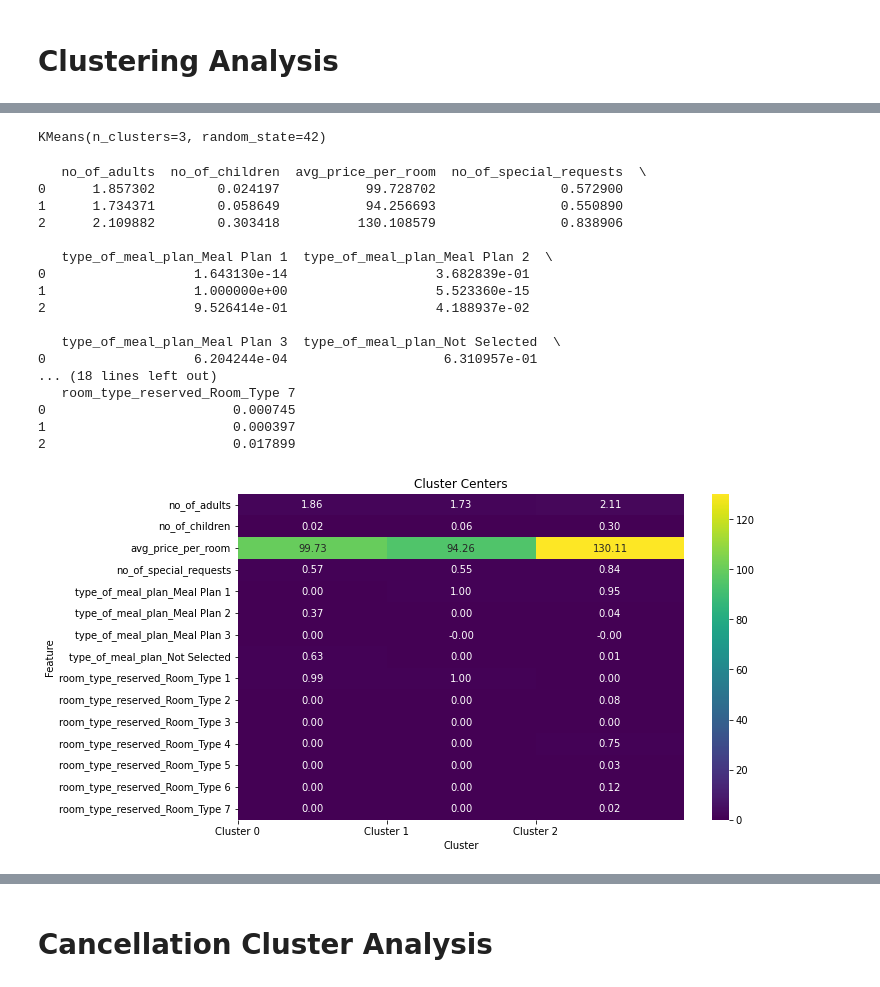
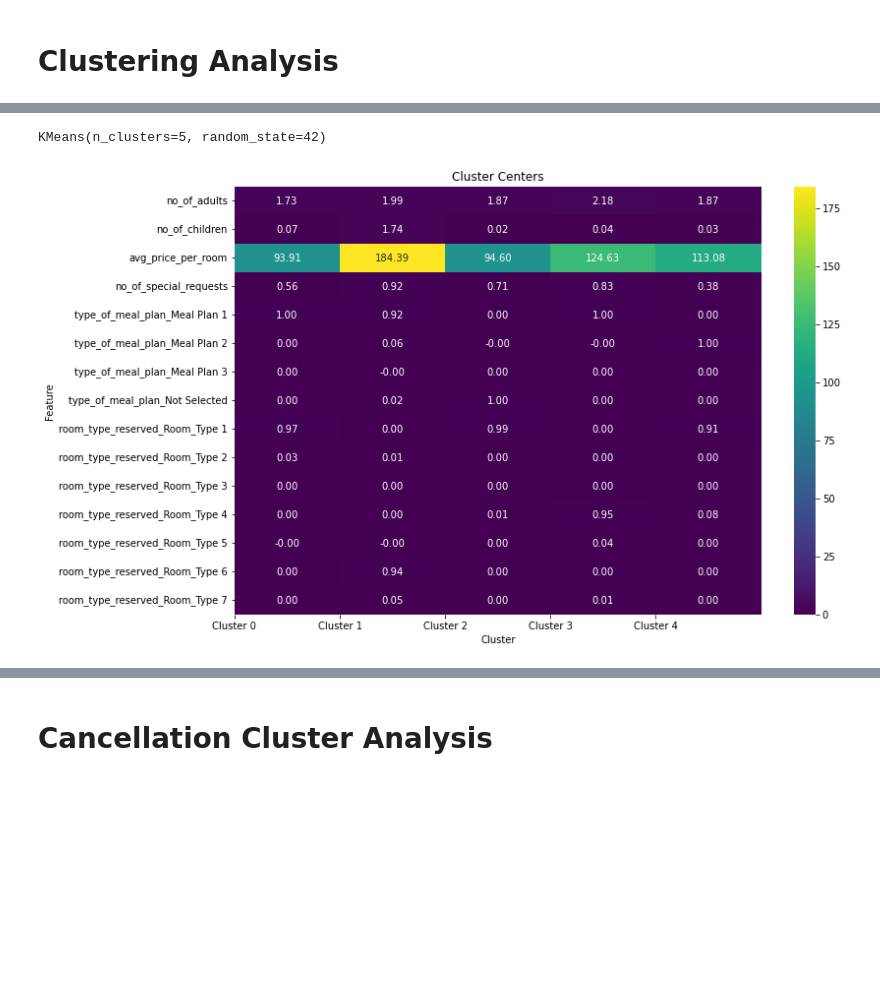
Before and after one commit to georgekalf/HotelReservations-ML, a Jupyter notebook: ML - Clustering/ML-ClusteringAnalysis.ipynb, the cells around one changed output, grey strips where cells are left out. Saved outputs shown, nothing was run; the diff lists cells and outputs as text; code cells hidden in the pictures; blank space fills up the shorter version.

Commit message:
Clean up, optimal clustering choice - next steps: clean up, & clearer choices.

```diff
--- a/ML - Clustering/ML-ClusteringAnalysis.ipynb
+++ b/ML - Clustering/ML-ClusteringAnalysis.ipynb
@@ -37,0 +41,18 @@ scaled_data = scaler.fit_transform(selected_df)
+# %%
+wcss = []  # Within-cluster sum of squares
+
+# Test different values of k
+for i in range(1, 11):
+    kmeans = KMeans(n_clusters=i, random_state=42)
+    kmeans.fit(scaled_data)
+    wcss.append(kmeans.inertia_)  # inertia: within-cluster sum of squares
+
+# Plotting the Elbow Method graph
+plt.figure(figsize=(8, 6))
+plt.plot(range(1, 11), wcss, marker='o', linestyle='--')
+plt.xlabel('Number of Clusters (k)')
+plt.ylabel('WCSS')
+plt.title('Elbow Method for Optimal k')
+plt.xticks(range(1, 11))
+plt.grid(True)
+plt.show()
@@ -37,0 +70,14 @@ scaled_data = scaler.fit_transform(selected_df)
+# %%
+silhouette_scores = []
+
+for i in range(2, 11):  # Test different values of k from 2 to 10
+    kmeans = KMeans(n_clusters=i, random_state=42)
+    kmeans.fit(scaled_data)
+    cluster_labels = kmeans.predict(scaled_data)
+    silhouette_avg = silhouette_score(scaled_data, cluster_labels)
+    silhouette_scores.append(silhouette_avg)
+    print(f"For n_clusters = {i}, the average silhouette_score is: {silhouette_avg}")
+
+# Find the optimal number of clusters based on the silhouette score
+optimal_num_clusters = silhouette_scores.index(max(silhouette_scores)) + 2  # adding 2 to start from k=2
+print(f"\nOptimal number of clusters based on silhouette score: {optimal_num_clusters}")
@@ -38,10 +117,10 @@ scaled_data = scaler.fit_transform(selected_df)
 # %%
 # applying K-means clustering
-num_clusters = 3
+num_clusters = 5
 kmeans = KMeans(n_clusters=num_clusters, random_state=42)
 kmeans.fit(scaled_data)
 # %% [output]
-KMeans(n_clusters=3, random_state=42)
+KMeans(n_clusters=5, random_state=42)
 # %%
 # adding the cluster labels to the DataFrame
 selected_df['Cluster_Labels'] = kmeans.labels_
@@ -51,33 +130,15 @@ cluster_centers = scaler.inverse_transform(kmeans.cluster_centers_)  # inversing
 cluster_centers_df = pd.DataFrame(cluster_centers, columns=selected_df.columns[:-1])  # excluding the 'Cluster_Labels' column
 # %%
 # viewing the cluster centers (representative values for each cluster)
-print(cluster_centers_df)
+# print(cluster_centers_df)
-# %% [output]
-   no_of_adults  no_of_children  avg_price_per_room  no_of_special_requests  \
-0      1.857302        0.024197           99.728702                0.572900
-1      1.734371        0.058649           94.256693                0.550890
-2      2.109882        0.303418          130.108579                0.838906
-
-   type_of_meal_plan_Meal Plan 1  type_of_meal_plan_Meal Plan 2  \
-0                   1.643130e-14                   3.682839e-01
-1                   1.000000e+00                   5.523360e-15
-2                   9.526414e-01                   4.188937e-02
-
-   type_of_meal_plan_Meal Plan 3  type_of_meal_plan_Not Selected  \
-0                   6.204244e-04                    6.310957e-01
-... (18 lines left out)
-   room_type_reserved_Room_Type 7
-0                        0.000745
-1                        0.000397
-2                        0.017899
 # %%
 # plotting a heatmap for cluster centers
-plt.figure(figsize=(10, 6))
+plt.figure(figsize=(12, 8))
 sns.heatmap(cluster_centers_df.T, annot=True, fmt='.2f', cmap='viridis')
 plt.title('Cluster Centers')
 plt.xlabel('Cluster')
 plt.ylabel('Feature')
 plt.xticks(ticks=range(num_clusters), labels=[f'Cluster {i}' for i in range(num_clusters)])
 plt.show()
 # %% [output]
-[figure, old version]
+[figure, new version]
```
Also changed, not shown: parts of 14 cells of this notebook.
